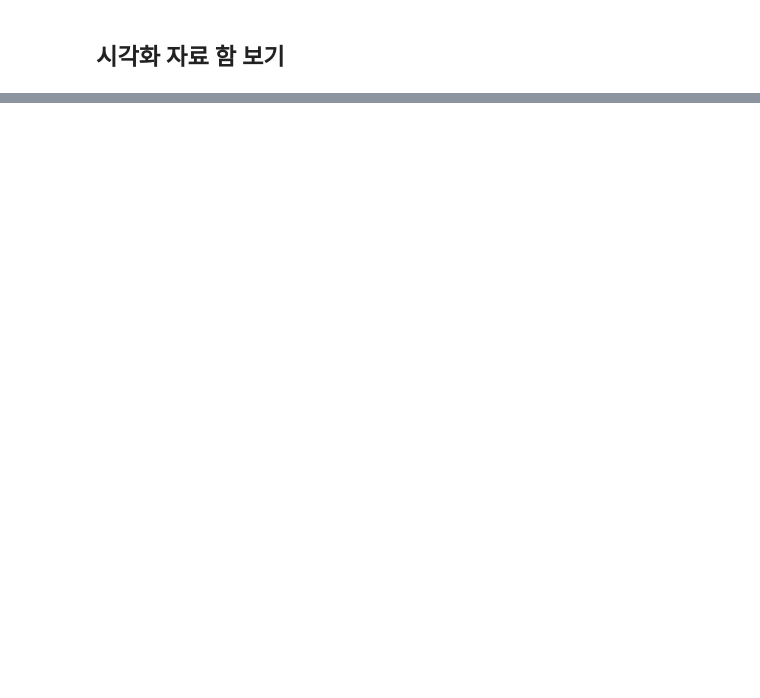
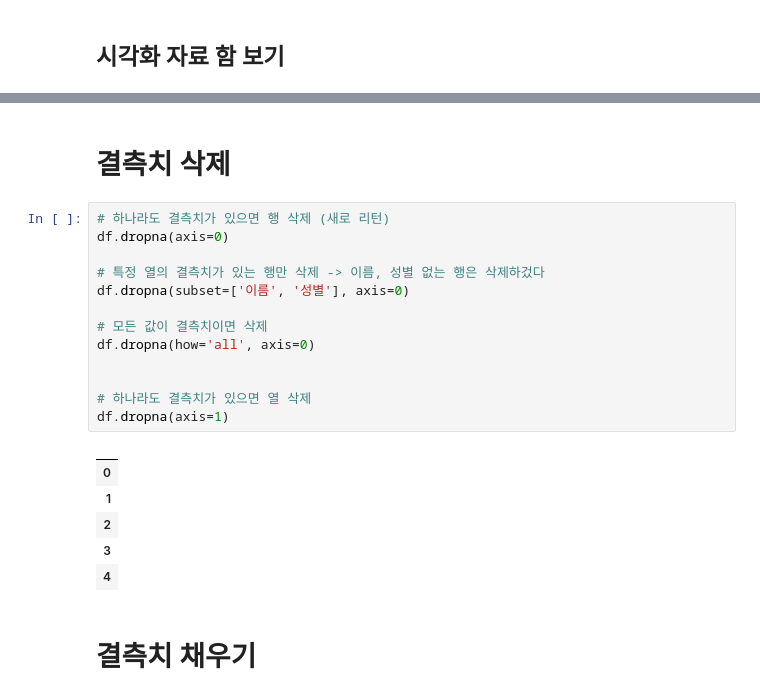
Before and after one commit to hayden-71/TIL, a Jupyter notebook: 데이터분석/02_pandas.ipynb, the cells around one changed output, grey strips where cells are left out. Drawn from its saved outputs; the diff is of its cells as text; blank space fills up the shorter version.

```diff
--- a/데이터분석/02_pandas.ipynb
+++ b/데이터분석/02_pandas.ipynb
@@ -789,0 +503,24 @@ plt.show()
+# %% [markdown]
+# 결측치 삭제
+# %%
+# 하나라도 결측치가 있으면 행 삭제 (새로 리턴)
+df.dropna(axis=0)
+
+# 특정 열의 결측치가 있는 행만 삭제 -> 이름, 성별 없는 행은 삭제하겄다
+df.dropna(subset=['이름', '성별'], axis=0)
+
+# 모든 값이 결측치이면 삭제
+df.dropna(how='all', axis=0)
+
+
+# 하나라도 결측치가 있으면 열 삭제
+df.dropna(axis=1)
+# %% [output]
+|  |
+| 0 |
+| 1 |
+| 2 |
+| 3 |
+| 4 |
+# %% [markdown]
+# 결측치 채우기
```
Also changed, not shown: parts of 35 cells of this notebook, 4 other files.
